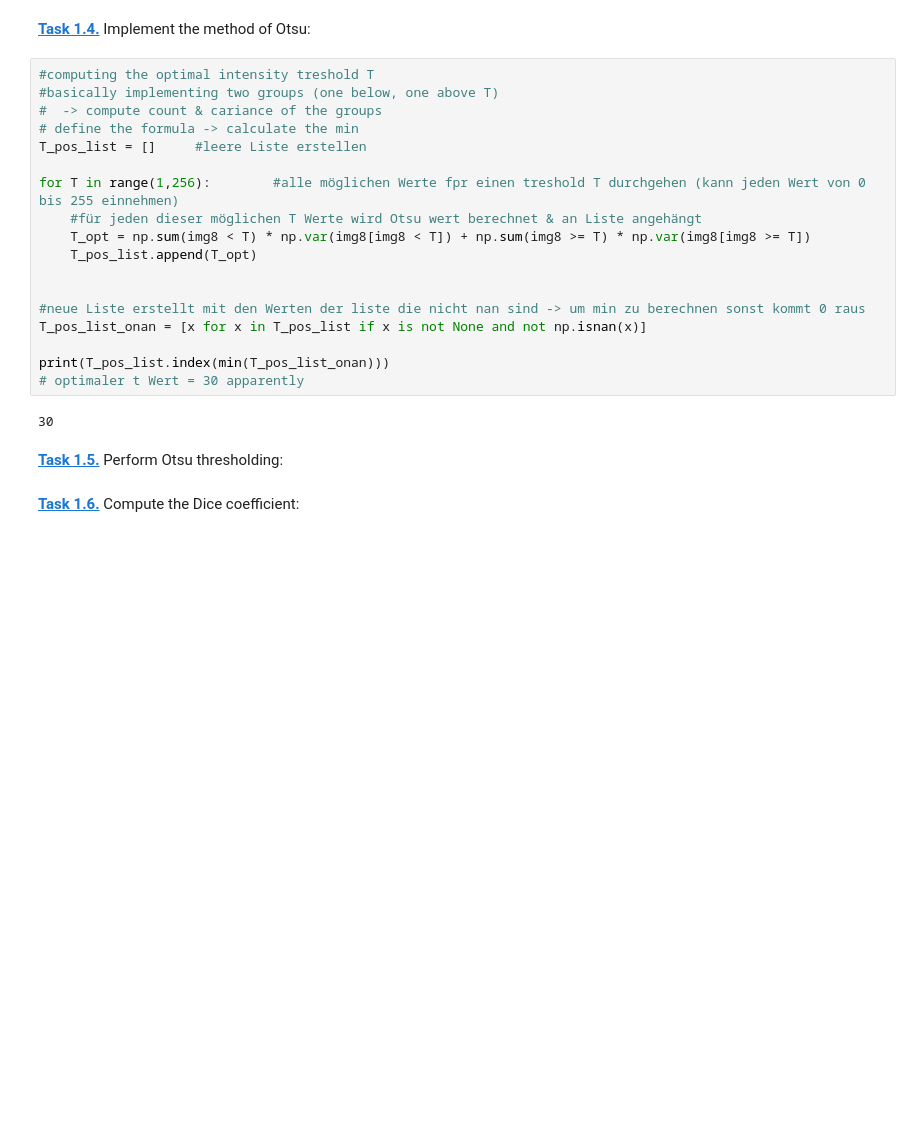
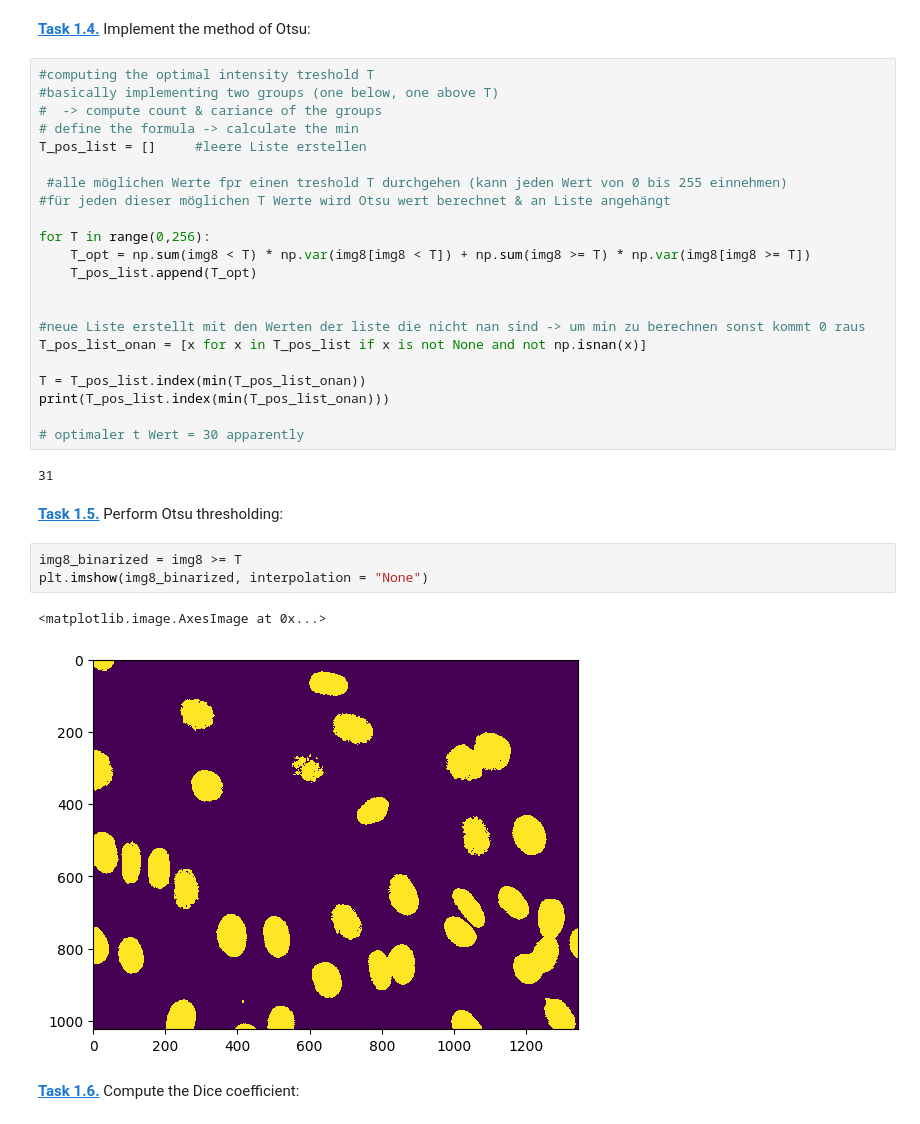
Before and after one commit to lisaduttenhoefer/mobi-fs5-python, a Jupyter notebook: otsu.ipynb, the cells around one changed output. Saved outputs shown, nothing was run; the diff lists cells and outputs as text; blank space fills up the shorter version.

```diff
--- a/otsu.ipynb
+++ b/otsu.ipynb
@@ -43,8 +43,10 @@ plt.bar(range(256), h, width=1)
 # define the formula -> calculate the min
 T_pos_list = []     #leere Liste erstellen
 
-for T in range(1,256):        #alle möglichen Werte fpr einen treshold T durchgehen (kann jeden Wert von 0 bis 255 einnehmen)
-    #für jeden dieser möglichen T Werte wird Otsu wert berechnet & an Liste angehängt
+ #alle möglichen Werte fpr einen treshold T durchgehen (kann jeden Wert von 0 bis 255 einnehmen)
+#für jeden dieser möglichen T Werte wird Otsu wert berechnet & an Liste angehängt
+
+for T in range(0,256):
     T_opt = np.sum(img8 < T) * np.var(img8[img8 < T]) + np.sum(img8 >= T) * np.var(img8[img8 >= T])
     T_pos_list.append(T_opt)
 
@@ -52,11 +54,19 @@ for T in range(1,256):        #alle möglichen Werte fpr einen treshold T durchg
 #neue Liste erstellt mit den Werten der liste die nicht nan sind -> um min zu berechnen sonst kommt 0 raus
 T_pos_list_onan = [x for x in T_pos_list if x is not None and not np.isnan(x)]
 
+T = T_pos_list.index(min(T_pos_list_onan))
 print(T_pos_list.index(min(T_pos_list_onan)))
+
 # optimaler t Wert = 30 apparently
 # %% [output]
-30
+31
 # %% [markdown]
 **[Task 1.5.]()** Perform Otsu thresholding:
+# %%
+img8_binarized = img8 >= T
+plt.imshow(img8_binarized, interpolation = "None")
+# %% [output]
+<matplotlib.image.AxesImage at 0x...>
+[figure, added]
 # %% [markdown]
 **[Task 1.6.]()** Compute the Dice coefficient:
```
Also changed, not shown: parts of 2 cells of this notebook, 1 other file.
